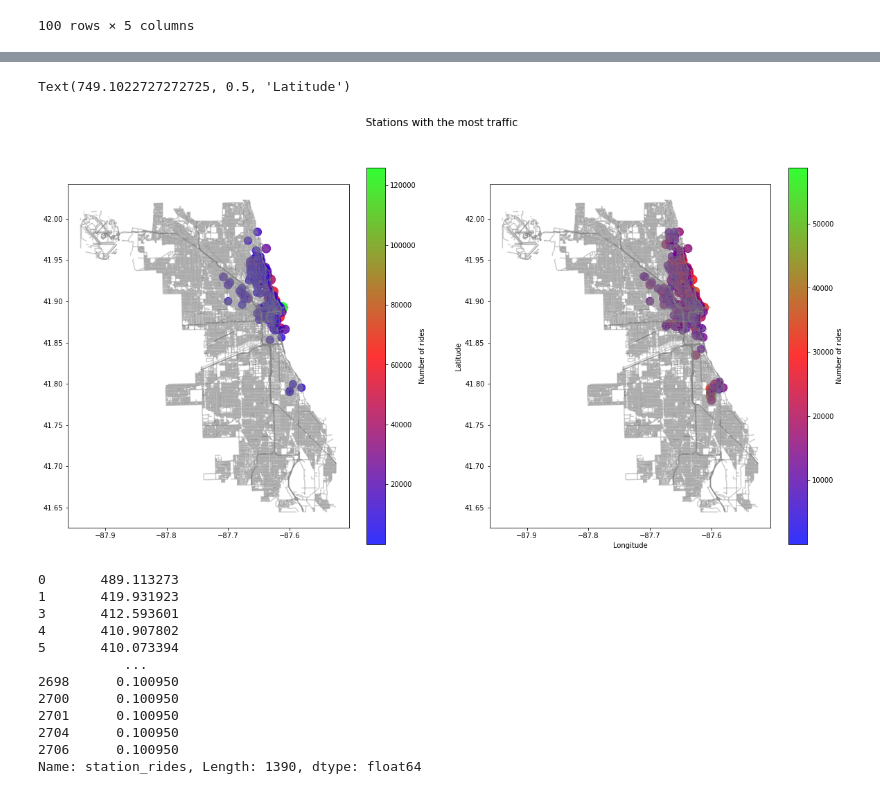
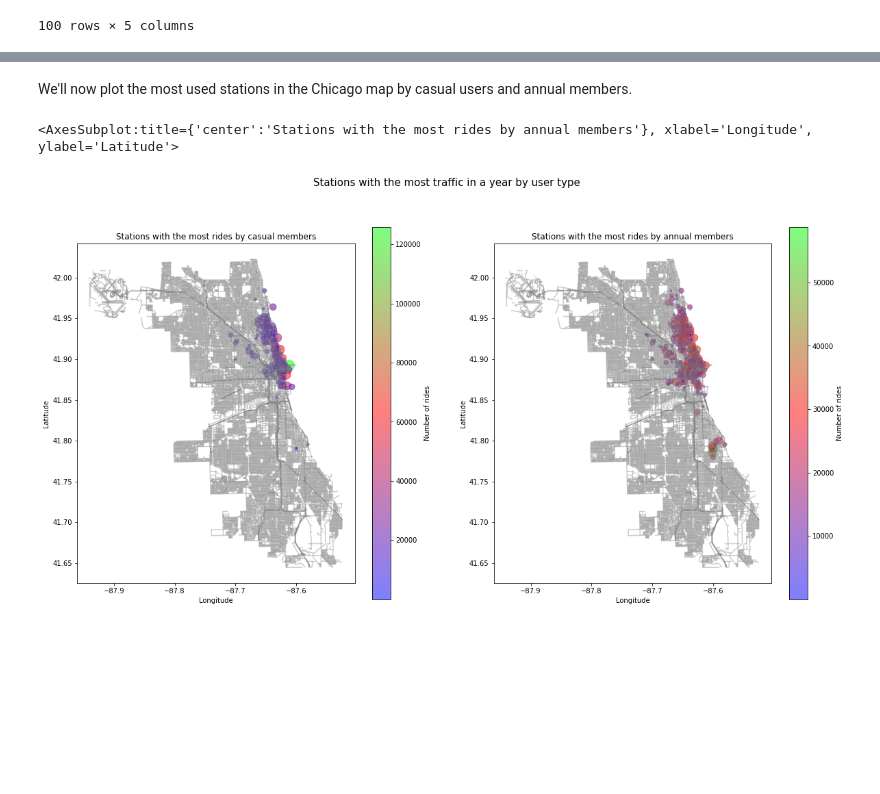
Before and after one commit to AlvaroValdelamar/Google-Data-Capstone-Project, a Jupyter notebook: src/main_script.ipynb, the cells around one changed output, grey strips where cells are left out. Saved outputs shown, nothing was run; the diff lists cells and outputs as text; code cells hidden in the pictures; blank space fills up the shorter version.

```diff
--- a/src/main_script.ipynb
+++ b/src/main_script.ipynb
@@ -961,43 +960,34 @@ station_traffic.head(100)
+# %% [markdown]
+We'll now plot the most used stations in the Chicago map by casual users and annual members.
 # %%
-# Plotting our Impact Energy data with a color map
 fig, ax = plt.subplots(1, 2, figsize=(20,10))
 
-fig.suptitle('Stations with the most traffic', fontsize=15)
+fig.suptitle('Stations with the most traffic in a year by user type', fontsize=15)
 
-x = station_traffic.loc[(station_traffic['member_casual']=='casual')&(station_traffic['station_rides']>10000)]['station_lng']
-y = station_traffic.loc[(station_traffic['member_casual']=='casual')&(station_traffic['station_rides']>10000)]['station_lat']
-z = station_traffic.loc[(station_traffic['member_casual']=='casual')&(station_traffic['station_rides']>10000)]['station_rides']
-sctt1 = ax[0].scatter(x, y, s=np.log(0.001*z+1)*50, c=z, alpha=0.8, vmin=1,
+treshold = 10000
+
+x = station_traffic.loc[(station_traffic['member_casual']=='casual')&(station_traffic['station_rides']>treshold)]['station_lng']
+y = station_traffic.loc[(station_traffic['member_casual']=='casual')&(station_traffic['station_rides']>treshold)]['station_lat']
+z = station_traffic.loc[(station_traffic['member_casual']=='casual')&(station_traffic['station_rides']>treshold)]['station_rides']
+sctt1 = ax[0].scatter(x, y, s=np.log(0.0001*z)*100, c=z, alpha=0.5, vmin=1,
             cmap='brg')
+ax[0].set_title('Stations with the most rides by casual members')
+ax[0].set_xlabel("Longitude")
+ax[0].set_ylabel("Latitude")
 fig.colorbar(sctt1, label='Number of rides', ax=ax[0])
 
-x = station_traffic.loc[(station_traffic['member_casual']=='member')&(station_traffic['station_rides']>10000)]['station_lng']
-y = station_traffic.loc[(station_traffic['member_casual']=='member')&(station_traffic['station_rides']>10000)]['station_lat']
-z = station_traffic.loc[(station_traffic['member_casual']=='member')&(station_traffic['station_rides']>10000)]['station_rides']
-sctt2 = ax[1].scatter(x, y, s=np.log(0.001*z+1)*50, c=z, alpha=0.8, vmin=1,
+x = station_traffic.loc[(station_traffic['member_casual']=='member')&(station_traffic['station_rides']>treshold)]['station_lng']
+y = station_traffic.loc[(station_traffic['member_casual']=='member')&(station_traffic['station_rides']>treshold)]['station_lat']
+z = station_traffic.loc[(station_traffic['member_casual']=='member')&(station_traffic['station_rides']>treshold)]['station_rides']
+sctt2 = ax[1].scatter(x, y, s=np.log(0.0001*z)*100, c=z, alpha=0.5, vmin=1,
             cmap='brg')
+ax[1].set_title('Stations with the most rides by annual members')
+ax[1].set_xlabel("Longitude")
+ax[1].set_ylabel("Latitude")
 fig.colorbar(sctt2, label='Number of rides', ax=ax[1])
 
 chicago_map.plot(ax=ax[0], alpha=0.4, color='grey')
 chicago_map.plot(ax=ax[1], alpha=0.4, color='grey')
-plt.xlabel("Longitude")
-plt.ylabel("Latitude")
 # %% [output]
-Text(749.1022727272725, 0.5, 'Latitude')
+<AxesSubplot:title={'center':'Stations with the most rides by annual members'}, xlabel='Longitude', ylabel='Latitude'>
-[figure, old version]
+[figure, new version]
-# %%
-z = station_traffic.loc[station_traffic['member_casual']=='casual']['station_rides']
-np.log(0.001*z+1)*101
-# %% [output]
-0       489.113273
-1       419.931923
-3       412.593601
-4       410.907802
-5       410.073394
-           ...
-2698      0.100950
-2700      0.100950
-2701      0.100950
-2704      0.100950
-2706      0.100950
-Name: station_rides, Length: 1390, dtype: float64
```
Also changed, not shown: parts of 5 cells of this notebook.
